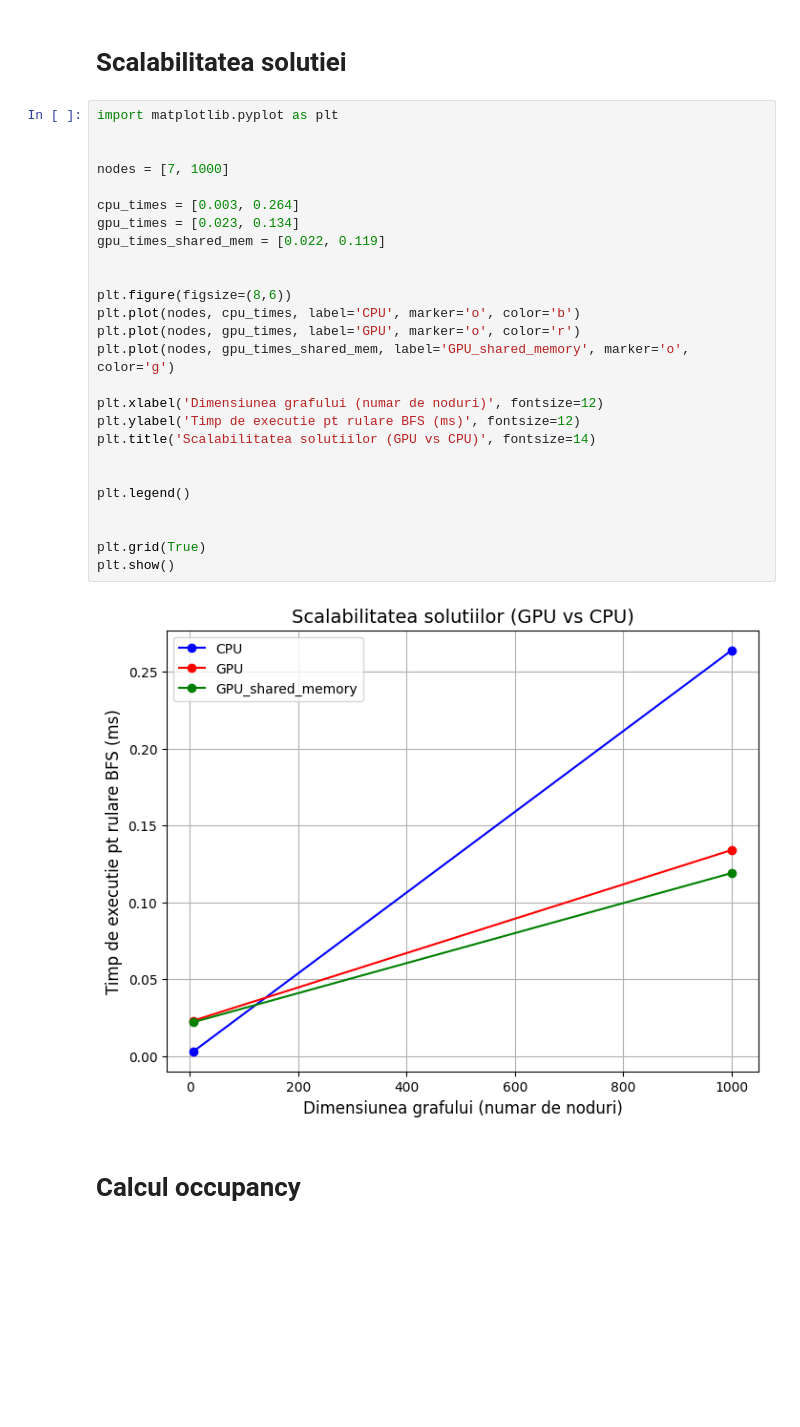
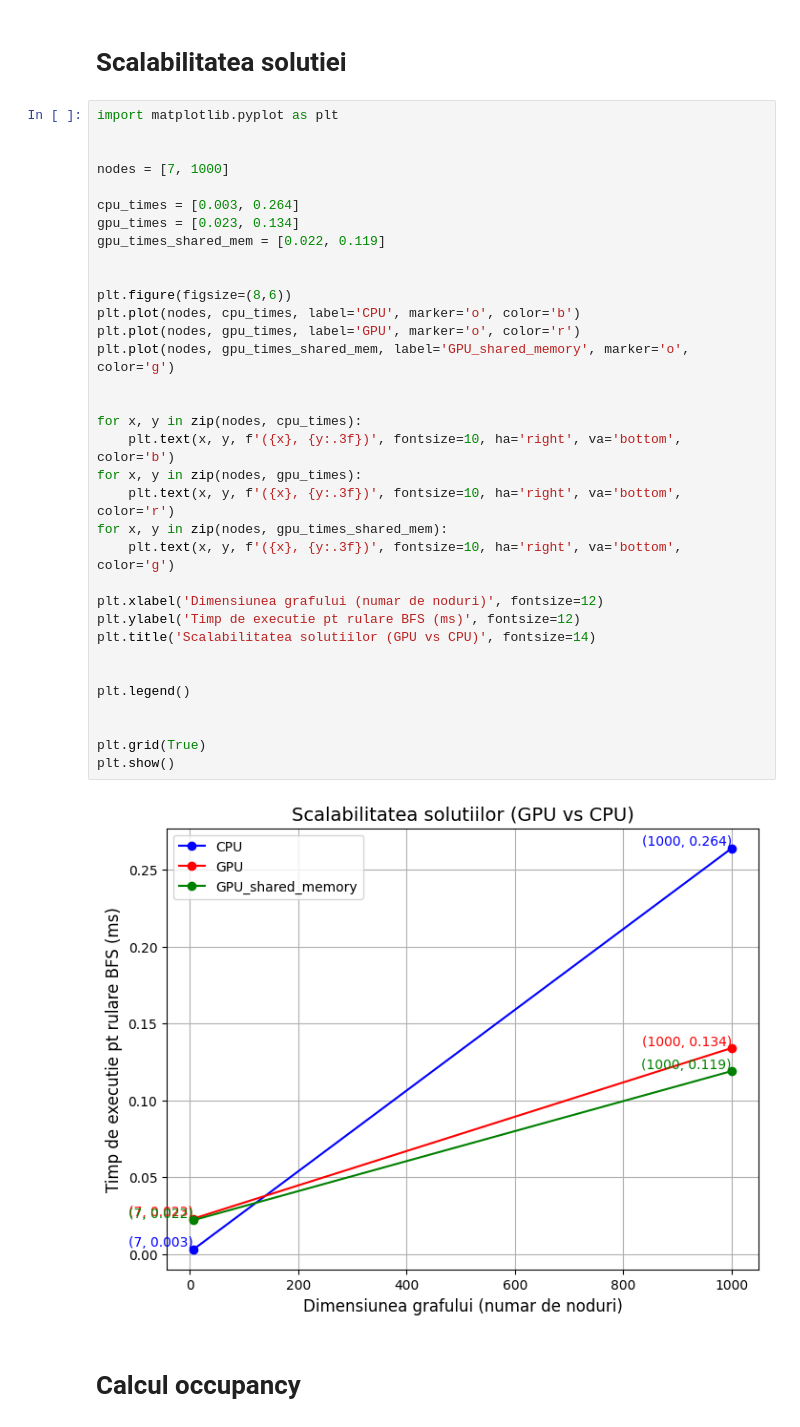
Before and after one commit to UrsachiGabriela/PGPU_proiect, a Jupyter notebook: Optimizari_BFS_GPU.ipynb, the cells around one changed output. Saved outputs shown, nothing was run; the diff lists cells and outputs as text; blank space fills up the shorter version.

```diff
--- a/Optimizari_BFS_GPU.ipynb
+++ b/Optimizari_BFS_GPU.ipynb
@@ -780,31 +1029,39 @@ Graph [7 nodes]: GPU took 116.425000 ms to execute
 # %%
 import matplotlib.pyplot as plt
 
 
 nodes = [7, 1000]
 
 cpu_times = [0.003, 0.264]
 gpu_times = [0.023, 0.134]
 gpu_times_shared_mem = [0.022, 0.119]
 
 
 plt.figure(figsize=(8,6))
 plt.plot(nodes, cpu_times, label='CPU', marker='o', color='b')
 plt.plot(nodes, gpu_times, label='GPU', marker='o', color='r')
 plt.plot(nodes, gpu_times_shared_mem, label='GPU_shared_memory', marker='o', color='g')
 
+
+for x, y in zip(nodes, cpu_times):
+    plt.text(x, y, f'({x}, {y:.3f})', fontsize=10, ha='right', va='bottom', color='b')
+for x, y in zip(nodes, gpu_times):
+    plt.text(x, y, f'({x}, {y:.3f})', fontsize=10, ha='right', va='bottom', color='r')
+for x, y in zip(nodes, gpu_times_shared_mem):
+    plt.text(x, y, f'({x}, {y:.3f})', fontsize=10, ha='right', va='bottom', color='g')
+
 plt.xlabel('Dimensiunea grafului (numar de noduri)', fontsize=12)
 plt.ylabel('Timp de executie pt rulare BFS (ms)', fontsize=12)
 plt.title('Scalabilitatea solutiilor (GPU vs CPU)', fontsize=14)
 
 
 plt.legend()
 
 
 plt.grid(True)
 plt.show()
 # %% [output]
-[figure, old version]
+[figure, new version]
 # %% [markdown]
 # **Calcul occupancy**
 # %%
```
Also changed, not shown: parts of 9 cells of this notebook.
